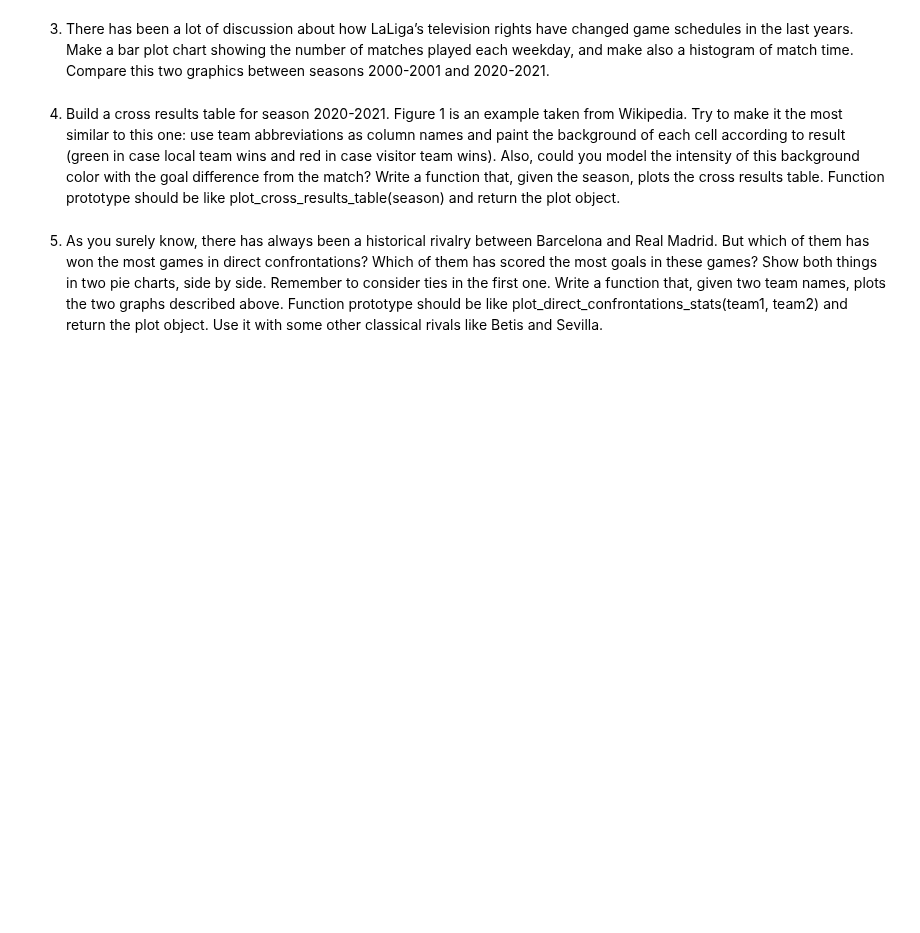
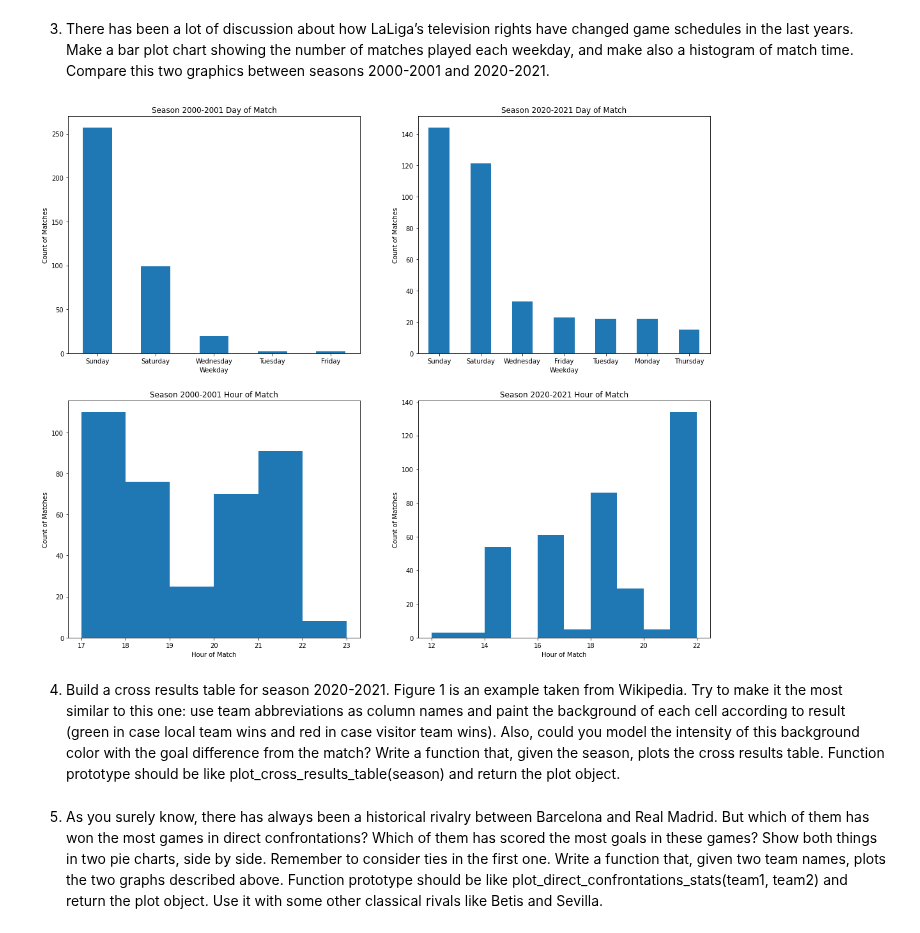
Before and after one commit to alexfulleda98/la-quiniela, a Jupyter notebook: analysis/LaLigaDataAnalysis.ipynb, the cells around one changed output. Saved outputs shown, nothing was run; the diff lists cells and outputs as text; code cells hidden in the pictures; blank space fills up the shorter version.

```diff
--- a/analysis/LaLigaDataAnalysis.ipynb
+++ b/analysis/LaLigaDataAnalysis.ipynb
@@ -85,6 +88,37 @@ changed game schedules in the last years. Make a bar plot chart showing
 the number of matches played each weekday, and make also a histogram
 of match time. Compare this two graphics between seasons 2000-2001 and
 2020-2021.
+# %%
+season_00_01 = first_division[first_division.season == '2000-2001']
+season_00_01['weekday'] = season_00_01['date'].dt.day_name()
+season_20_21 = first_division[first_division.season == '2020-2021']
+season_20_21['weekday'] = season_20_21['date'].dt.day_name()
+plt.figure(figsize=(18,15))
+plt.subplot(2,2,1)
+season_00_01_plot = season_00_01['weekday'].value_counts().plot(kind = 'bar')
+season_00_01_plot.set_title('Season 2000-2001 Day of Match')
+season_00_01_plot.set_xlabel('Weekday')
+season_00_01_plot.tick_params(axis='x', labelrotation = 0)
+season_00_01_plot.set_ylabel('Count of Matches')
+plt.subplot(2,2,3)
+plt.hist(season_00_01['time'].dt.hour, bins = np.arange(17, 24))
+plt.title('Season 2000-2001 Hour of Match')
+plt.xlabel('Hour of Match')
+plt.ylabel('Count of Matches')
+plt.subplot(2,2,2)
+season_20_21_plot = season_20_21['weekday'].value_counts().plot(kind = 'bar')
+season_20_21_plot.set_title('Season 2020-2021 Day of Match')
+season_20_21_plot.tick_params(axis='x', labelrotation = 0)
+season_20_21_plot.set_xlabel('Weekday')
+season_20_21_plot.set_ylabel('Count of Matches')
+plt.subplot(2,2,4)
+plt.hist(season_20_21['time'].dt.hour)
+plt.title('Season 2020-2021 Hour of Match')
+plt.xlabel('Hour of Match')
+plt.ylabel('Count of Matches')
+plt.show()
+# %% [output]
+[figure, added]
 # %% [markdown]
 4. Build a cross results table for season 2020-2021. Figure 1 is an example taken
 from Wikipedia. Try to make it the most similar to this one: use team abbreviations as column names and paint the background of each cell according
```
Also changed, not shown: parts of 5 cells of this notebook.
